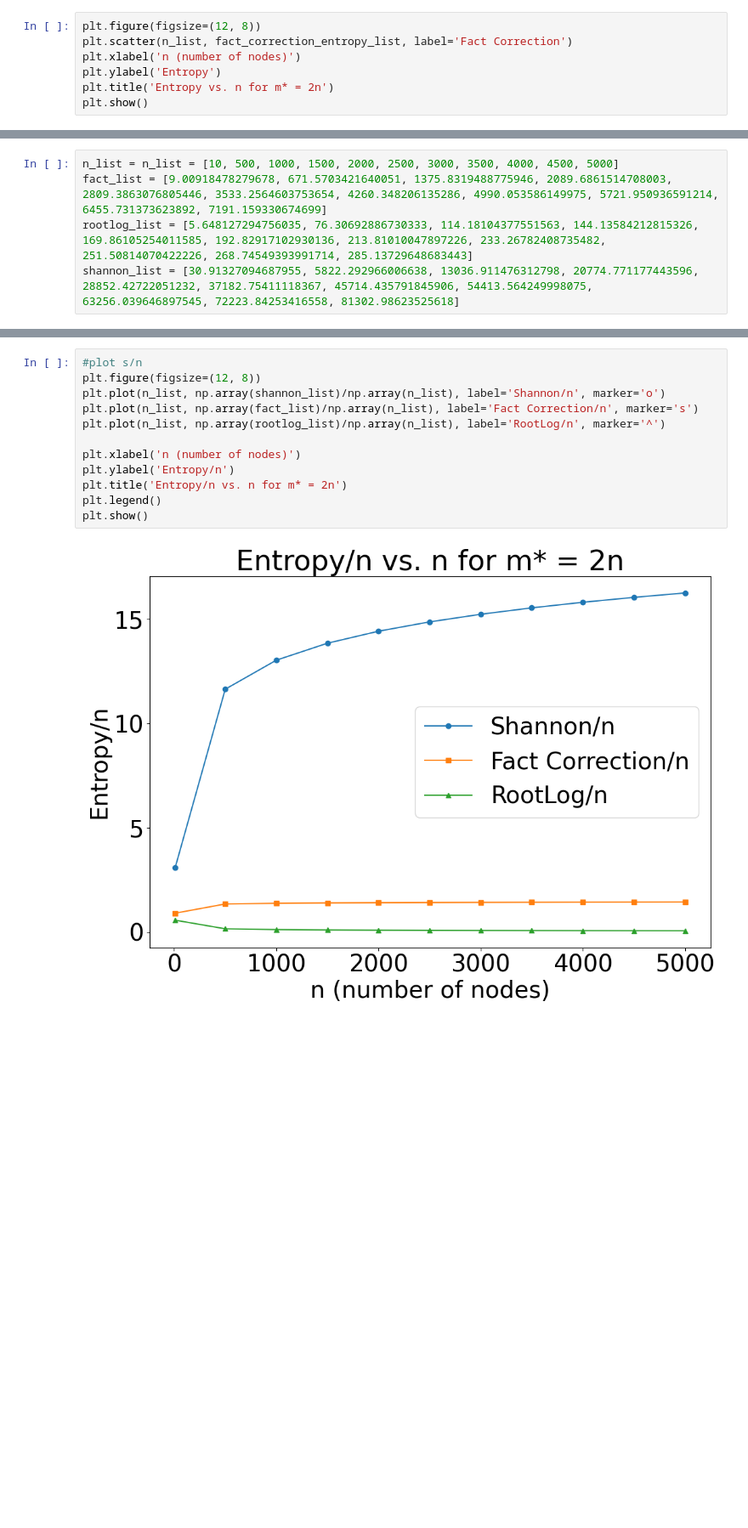
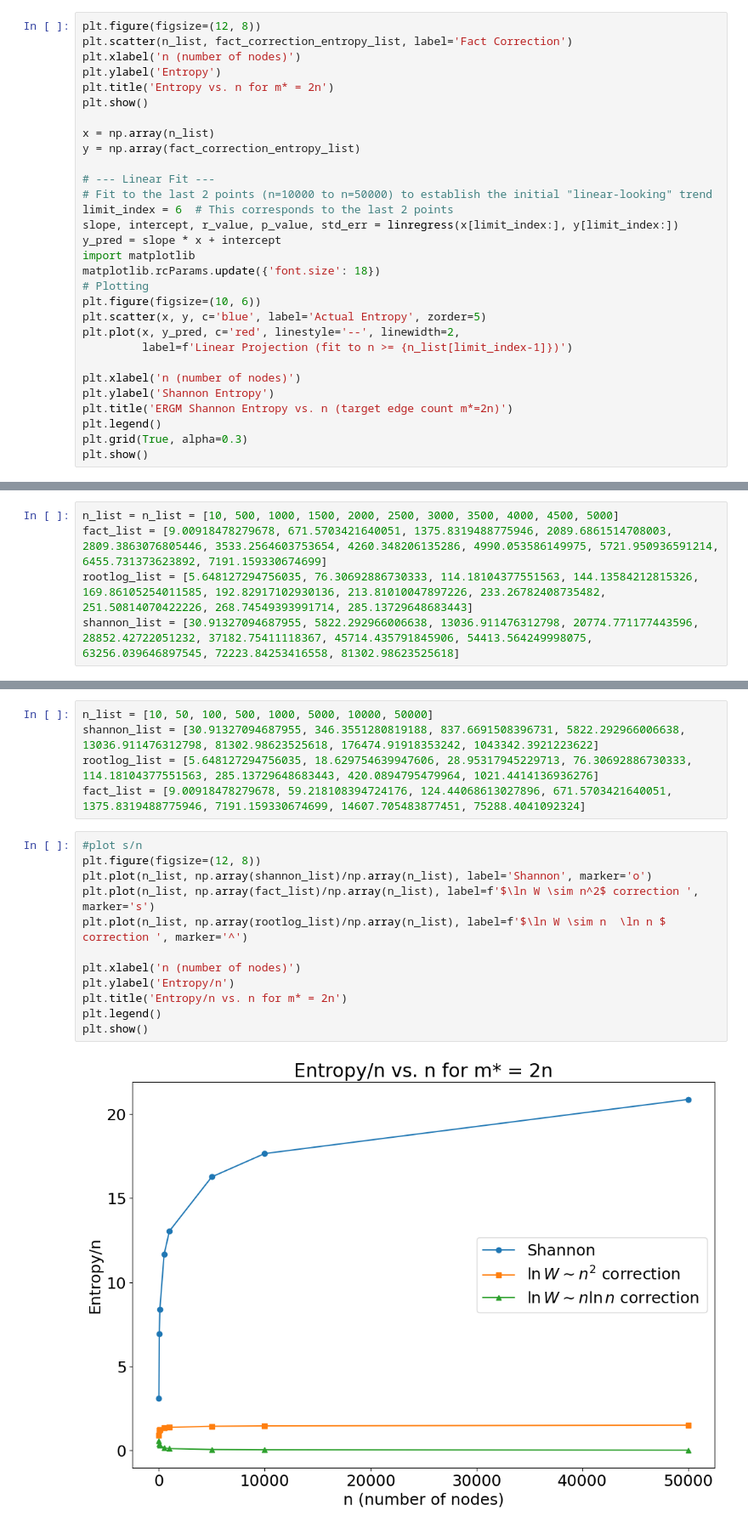
Before and after one commit to CarelessZebra/IIB_project, a Jupyter notebook: graphs.ipynb, the cells around one changed output, grey strips where cells are left out. Shown at 85% size. Saved outputs shown, nothing was run; the diff lists cells and outputs as text; blank space fills up the shorter version.

Commit message:
tsq param results and other updates

```diff
--- a/graphs.ipynb
+++ b/graphs.ipynb
@@ -458,4 +459,27 @@ plt.xlabel('n (number of nodes)')
 plt.ylabel('Entropy')
 plt.title('Entropy vs. n for m* = 2n')
 plt.show()
+
+x = np.array(n_list)
+y = np.array(fact_correction_entropy_list)
+
+# --- Linear Fit ---
+# Fit to the last 2 points (n=10000 to n=50000) to establish the initial "linear-looking" trend
+limit_index = 6  # This corresponds to the last 2 points
+slope, intercept, r_value, p_value, std_err = linregress(x[limit_index:], y[limit_index:])
+y_pred = slope * x + intercept
+import matplotlib
+matplotlib.rcParams.update({'font.size': 18})
+# Plotting
+plt.figure(figsize=(10, 6))
+plt.scatter(x, y, c='blue', label='Actual Entropy', zorder=5)
+plt.plot(x, y_pred, c='red', linestyle='--', linewidth=2,
+         label=f'Linear Projection (fit to n >= {n_list[limit_index-1]})')
+
+plt.xlabel('n (number of nodes)')
+plt.ylabel('Shannon Entropy')
+plt.title('ERGM Shannon Entropy vs. n (target edge count m*=2n)')
+plt.legend()
+plt.grid(True, alpha=0.3)
+plt.show()
 # %% [output]
@@ -489,17 +514,22 @@ plt.legend()
 plt.show()
 # %% [output]
 [figure]
+# %%
+n_list = [10, 50, 100, 500, 1000, 5000, 10000, 50000]
+shannon_list = [30.91327094687955, 346.3551280819188, 837.6691508396731, 5822.292966006638, 13036.911476312798, 81302.98623525618, 176474.91918353242, 1043342.3921223622]
+rootlog_list = [5.648127294756035, 18.629754639947606, 28.95317945229713, 76.30692886730333, 114.18104377551563, 285.13729648683443, 420.0894795479964, 1021.4414136936276]
+fact_list = [9.00918478279678, 59.218108394724176, 124.44068613027896, 671.5703421640051, 1375.8319488775946, 7191.159330674699, 14607.705483877451, 75288.4041092324]
 # %%
 #plot s/n
 plt.figure(figsize=(12, 8))
-plt.plot(n_list, np.array(shannon_list)/np.array(n_list), label='Shannon/n', marker='o')
-plt.plot(n_list, np.array(fact_list)/np.array(n_list), label='Fact Correction/n', marker='s')
-plt.plot(n_list, np.array(rootlog_list)/np.array(n_list), label='RootLog/n', marker='^')
+plt.plot(n_list, np.array(shannon_list)/np.array(n_list), label='Shannon', marker='o')
+plt.plot(n_list, np.array(fact_list)/np.array(n_list), label=f'$\ln W \sim n^2$ correction ', marker='s')
+plt.plot(n_list, np.array(rootlog_list)/np.array(n_list), label=f'$\ln W \sim n  \ln n $ correction ', marker='^')
 
 plt.xlabel('n (number of nodes)')
 plt.ylabel('Entropy/n')
 plt.title('Entropy/n vs. n for m* = 2n')
 plt.legend()
 plt.show()
 # %% [output]
-[figure, old version]
+[figure, new version]
```
Also changed, not shown: parts of 7 cells of this notebook, 5 other files.
